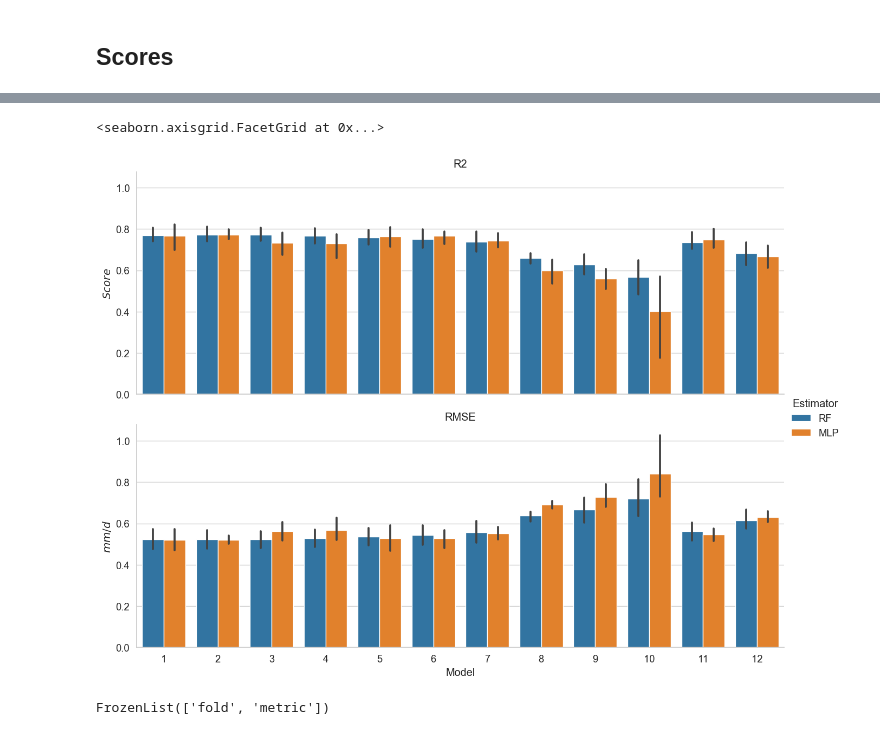
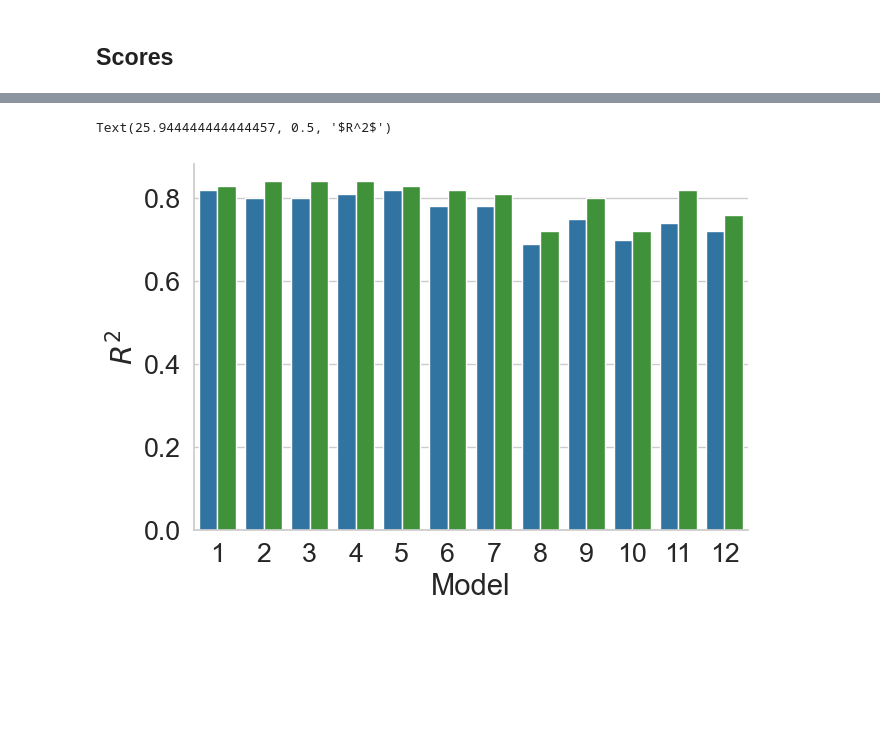
Before and after one commit to fedesss98/kc-predict, a Jupyter notebook: notebook/02-fast-plots.ipynb, the cells around one changed output, grey strips where cells are left out. Drawn from its saved outputs; the diff is of its cells as text; code cells hidden in the pictures; blank space fills up the shorter version.

Commit message:
Add new plots for the paper

```diff
--- a/notebook/02-fast-plots.ipynb
+++ b/notebook/02-fast-plots.ipynb
@@ -11,2 +9,7 @@ RUN_ID = '45940W'
+# %%
+RUN_ID = '45940W'
+
+good_green = sns.color_palette("Paired")[5]
+good_blue = sns.color_palette("Paired")[1]
 # %% [markdown]
 ## Plot ETa
@@ -53,0 +72,6 @@ s['Model'] = [x.split()[-1] for x in s['Model']]
+# %%
+scores = pd.read_csv(f'logs/eta_scores_paper.csv',
+                     sep=';')
+scores_rf = scores.loc[scores['Estimator'] == 'rf']
+scores_mlp = scores.loc[scores['Estimator'] == 'mlp']
+scores
@@ -54,17 +96,11 @@ s['Model'] = [x.split()[-1] for x in s['Model']]
 # %%
-sns.set_context("notebook", font_scale=1.2)
+sns.set_context("notebook", font_scale=1.75)
 # Create the bar plot
-g = sns.catplot(data=s, x='Model', y='Score', row='Metric',
-                hue='Estimator',
-                margin_titles=False,
-                kind='bar', aspect=2.6)
-g.facet_axis(0, 0).set_ylabel('$Score$')
-g.facet_axis(1, 0).set_ylabel('$mm/d$')
-g.set_titles(row_template='{row_name}')
+g1 = sns.catplot(data=scores, x='Model', y='R2',
+                 hue='Estimator', palette=[good_blue, good_green],
+                 legend=False,
+                 kind='bar', aspect=1.4)
+g1.facet_axis(0, 0).set_ylabel('$R^2$')
 # %% [output]
-<seaborn.axisgrid.FacetGrid at 0x...>
+Text(25.944444444444457, 0.5, '$R^2$')
-[figure, old version]
+[figure, new version]
-# %%
-scores.index.names
-# %% [output]
-FrozenList(['fold', 'metric'])
```
Also changed, not shown: parts of 14 cells of this notebook.
